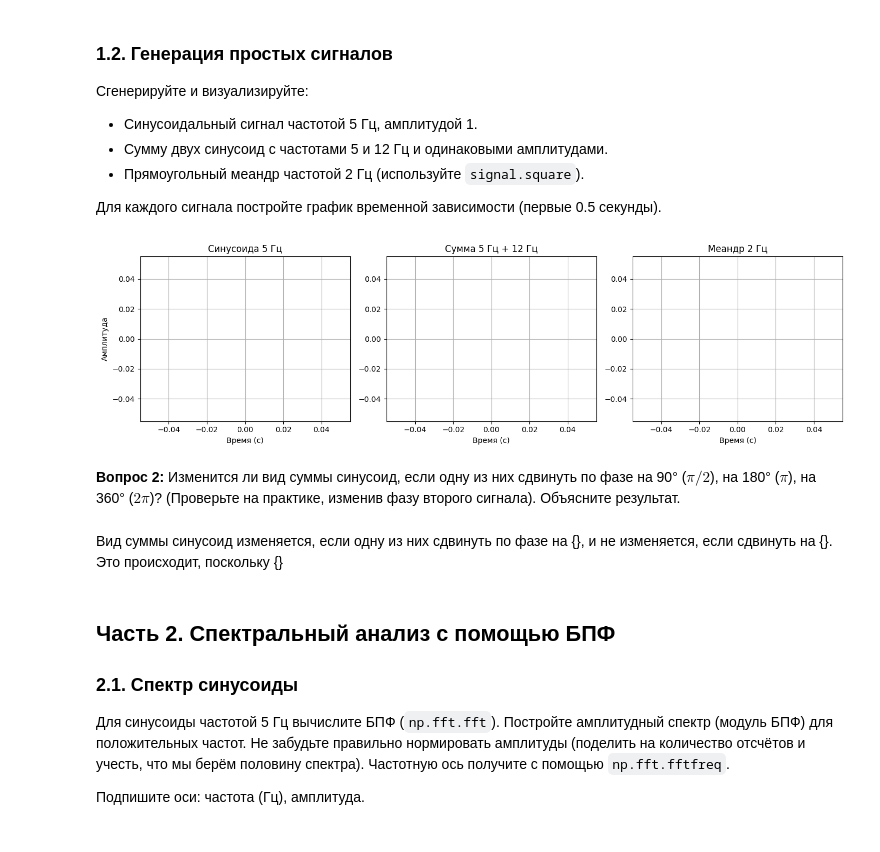
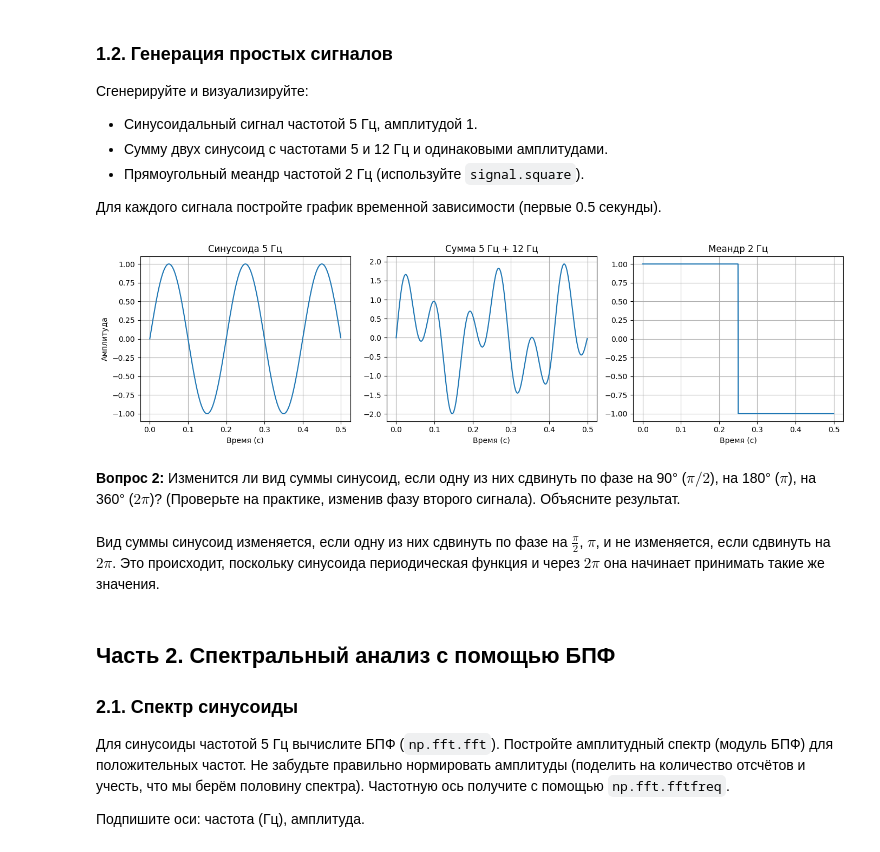
Before and after one commit to korzhimanov/dsp-seminars, a Jupyter notebook: seminars/1.ipynb, the cells around one changed output. Saved outputs shown, nothing was run; the diff lists cells and outputs as text; code cells hidden in the pictures.

```diff
--- a/seminars/1.ipynb
+++ b/seminars/1.ipynb
@@ -55,47 +55,54 @@ print(f"Шаг дискретизации (период): {0} с")
 
 Для каждого сигнала постройте график временной зависимости (первые 0.5 секунды).
 # %%
+t = np.linspace(0, .5, 1000, endpoint=False)
+
 # Синусоида 5 Гц
 f1 = 5
-sin5 = []
+A = 1
+phi = 0
+sin5 = A * np.sin(2 * np.pi * f1 * t + phi)
 
 # Сумма синусоид 5 и 12 Гц
 f2 = 12
-sum_sin = []
+phi2 = 0
+sin12 = A * np.sin(2 * np.pi * f2 * t + phi2)
+sum_sin = sin5 + sin12
 
 # Меандр 2 Гц
-meander = []
+f_meander = 2
+meander = signal.square(2 * np.pi * f_meander * t)
 
 # Визуализация
 plt.figure(figsize=(14, 4))
 
 plt.subplot(1, 3, 1)
-plt.plot([], [])  # первые 0.5 с
+plt.plot(t, sin5)  # первые 0.5 с
 plt.title('Синусоида 5 Гц')
 plt.xlabel('Время (с)')
 plt.ylabel('Амплитуда')
 plt.grid(True)
 
 plt.subplot(1, 3, 2)
-plt.plot([], [])
+plt.plot(t, sum_sin)
 plt.title('Сумма 5 Гц + 12 Гц')
 plt.xlabel('Время (с)')
 plt.grid(True)
 
 plt.subplot(1, 3, 3)
-plt.plot([], [])
+plt.plot(t, meander)
 plt.title('Меандр 2 Гц')
 plt.xlabel('Время (с)')
 plt.grid(True)
 
 plt.tight_layout()
 plt.show()
 # %% [output]
-[figure, old version]
+[figure, new version]
 # %% [markdown]
 **Вопрос 2:** Изменится ли вид суммы синусоид, если одну из них сдвинуть по фазе на 90° ($\pi/2$), на 180° ($\pi$), на 360° ($2\pi$)? (Проверьте на практике, изменив фазу второго сигнала). Объясните результат.
 # %% [markdown]
-Вид суммы синусоид изменяется, если одну из них сдвинуть по фазе на {}, и не изменяется, если сдвинуть на {}. Это происходит, поскольку {}
+Вид суммы синусоид изменяется, если одну из них сдвинуть по фазе на $\frac{\pi}{2}$, $\pi$, и не изменяется, если сдвинуть на $2\pi$. Это происходит, поскольку синусоида периодическая функция и через $2\pi$ она начинает принимать такие же значения.
 # %% [markdown]
 ## Часть 2. Спектральный анализ с помощью БПФ
 
```
Also changed, not shown: parts of 2 cells of this notebook.
